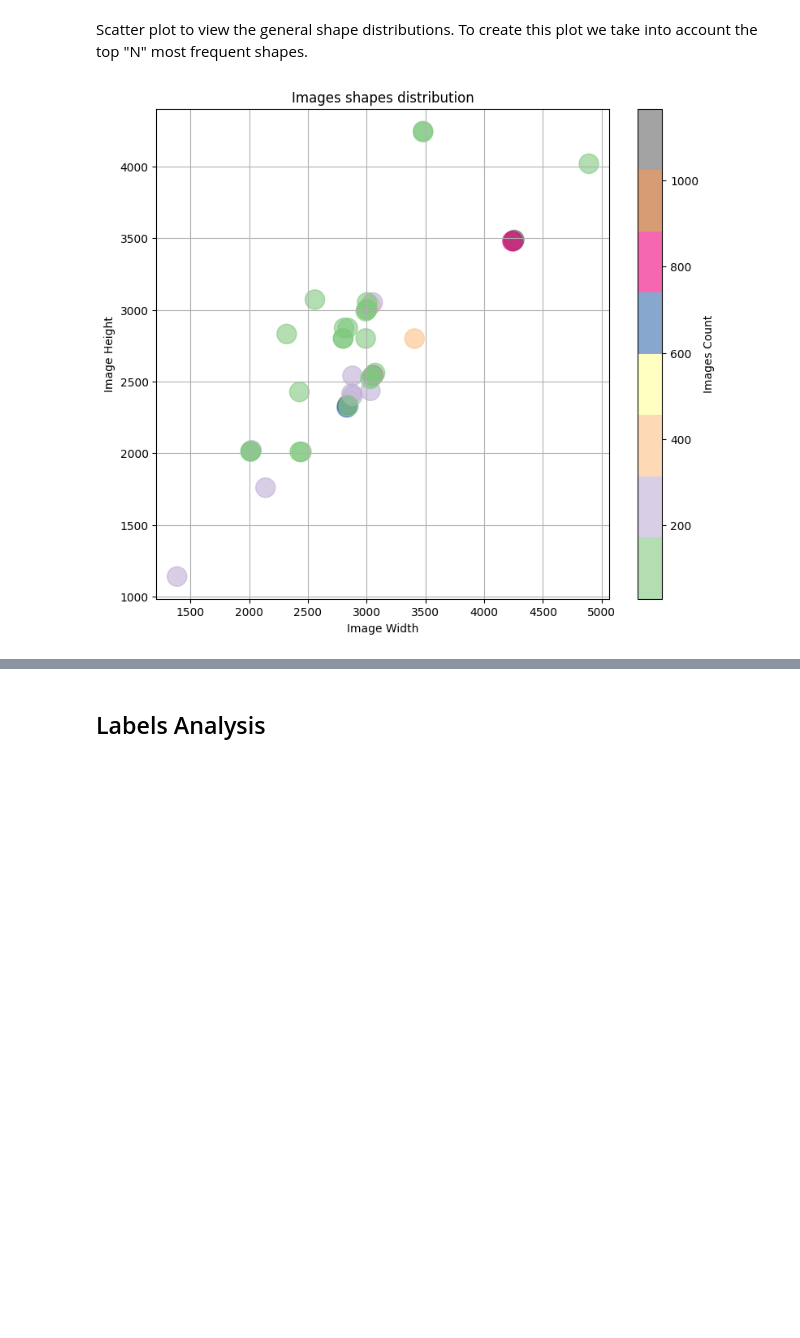
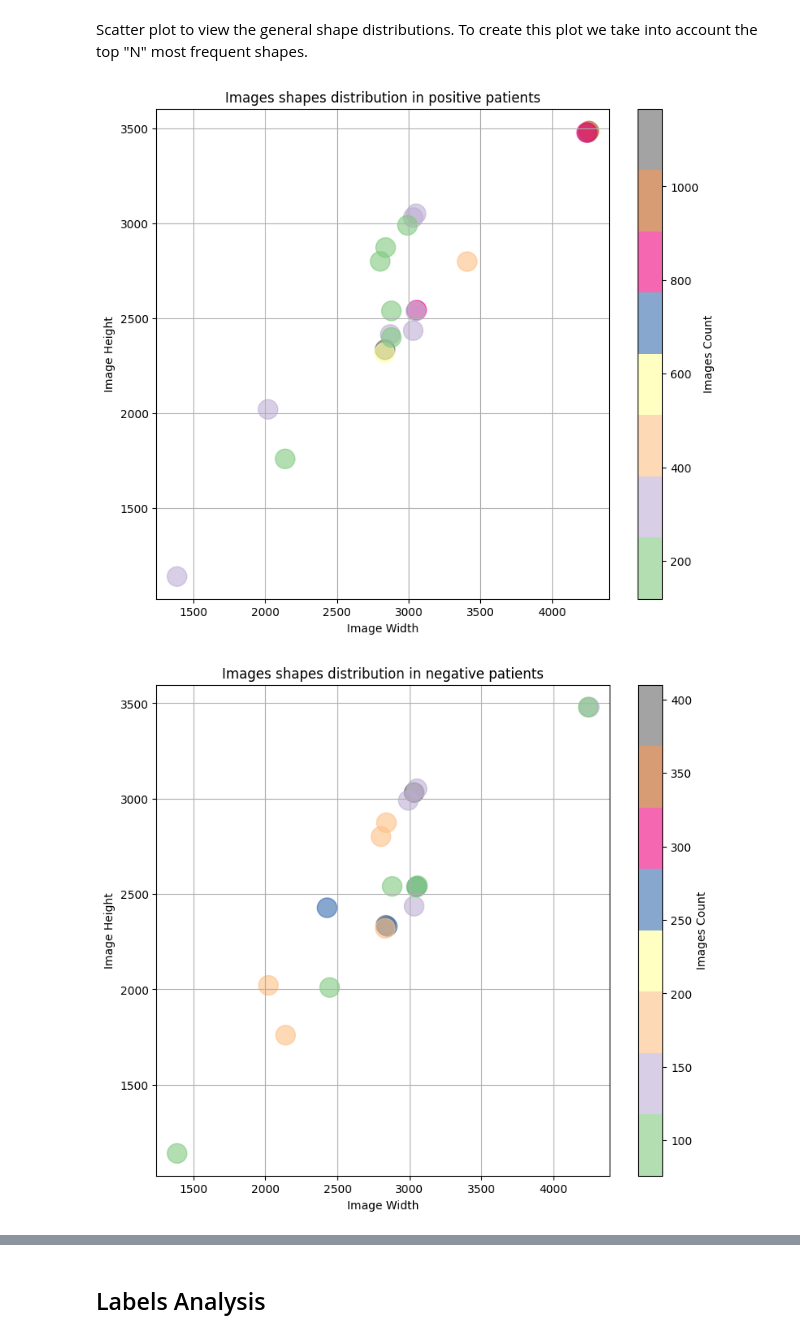
Before and after one commit to deephealthproject/UC15_pipeline, a Jupyter notebook: pyeddl_pipeline/data_exploration.ipynb, the cells around one changed output, grey strips where cells are left out. Drawn from its saved outputs; the diff is of its cells as text; code cells hidden in the pictures; blank space fills up the shorter version.

Commit message:
Added covid19_neg data to the data exploration and visualization notebooks

```diff
--- a/pyeddl_pipeline/data_exploration.ipynb
+++ b/pyeddl_pipeline/data_exploration.ipynb
@@ -256,8 +648,8 @@ create_histogram(data=mins,
 # %% [markdown]
 Count different images shapes
 # %%
-print("Images shapes count:")
-sorted_counts = np.array(sorted(dict(Counter(shapes)).items(), key=lambda x: x[1], reverse=True))
-for shape, count in sorted_counts:
+print("Images shapes count in positive patients:")
+posi_sorted_counts = np.array(sorted(dict(Counter(posi_stats["shapes"])).items(), key=lambda x: x[1], reverse=True), dtype=object)
+for shape, count in posi_sorted_counts:
     print(f"{shape}: {count}")
 # %% [output]
@@ -278,3 +670,8 @@ Images shapes count:
 (2202, 2816): 1
 (2462, 3005): 1
 (2797, 2797): 1
+# %%
+print("Images shapes count in negative patients:")
+neg_sorted_counts = np.array(sorted(dict(Counter(neg_stats["shapes"])).items(), key=lambda x: x[1], reverse=True), dtype=object)
+for shape, count in neg_sorted_counts:
+    print(f"{shape}: {count}")
@@ -280,0 +696,5 @@ Images shapes count:
+# %%
+print("Images shapes count in positive + negative patients:")
+all_sorted_counts = np.array(sorted(dict(Counter(posi_stats["shapes"] + neg_stats["shapes"])).items(), key=lambda x: x[1], reverse=True), dtype=object)
+for shape, count in all_sorted_counts:
+    print(f"{shape}: {count}")
@@ -281,22 +719,65 @@ Images shapes count:
 # %% [markdown]
 Scatter plot to view the general shape distributions. To create this plot we take into account the top "N" most frequent shapes.
 # %%
-# Select the top 40 most frequent shapes
-N = 40
-selected_counts = sorted_counts[:N,:]
+#
+# Positive patients
+#
+N = 20  # Select the top 40 most frequent shapes
+selected_counts = posi_sorted_counts[:N,:]
 
 heights, widths = zip(*selected_counts[:,0]) # Split height and width values
 
 colors = np.array(selected_counts[:,1])  # Get color form the count number
 area = 300  # Size of the circles
 plt.figure(figsize=(9,8), dpi=100)
 plt.scatter(widths, heights, s=area, c=colors, cmap="Accent", alpha=0.6)
 plt.grid()
 cbar = plt.colorbar()
 cbar.ax.set_ylabel("Images Count")
-plt.title("Images shapes distribution")
+plt.title("Images shapes distribution in positive patients")
 plt.ylabel("Image Height")
 plt.xlabel("Image Width")
 plt.show()
+
+#
+# Negative patients
+#
+N = 20  # Select the top 40 most frequent shapes
+selected_counts = neg_sorted_counts[:N,:]
+
+heights, widths = zip(*selected_counts[:,0]) # Split height and width values
+
+colors = np.array(selected_counts[:,1])  # Get color form the count number
+area = 300  # Size of the circles
+plt.figure(figsize=(9,8), dpi=100)
+plt.scatter(widths, heights, s=area, c=colors, cmap="Accent", alpha=0.6)
+plt.grid()
+cbar = plt.colorbar()
+cbar.ax.set_ylabel("Images Count")
+plt.title("Images shapes distribution in negative patients")
+plt.ylabel("Image Height")
+plt.xlabel("Image Width")
+plt.show()
+
+#
+# Positive + Negative patients
+#
+N = 20  # Select the top 40 most frequent shapes
+selected_counts = all_sorted_counts[:N,:]
+
+heights, widths = zip(*selected_counts[:,0]) # Split height and width values
+
+colors = np.array(selected_counts[:,1])  # Get color form the count number
+area = 300  # Size of the circles
+plt.figure(figsize=(9,8), dpi=100)
+plt.scatter(widths, heights, s=area, c=colors, cmap="Accent", alpha=0.6)
+plt.grid()
+cbar = plt.colorbar()
+cbar.ax.set_ylabel("Images Count")
+plt.title("Images shapes distribution in positive + negative patients")
+plt.ylabel("Image Height")
+plt.xlabel("Image Width")
+plt.show()
 # %% [output]
-[figure, old version]
+[figure, new version]
+[figure, added]
```
Also changed, not shown: parts of 86 cells of this notebook, 1 other file.
